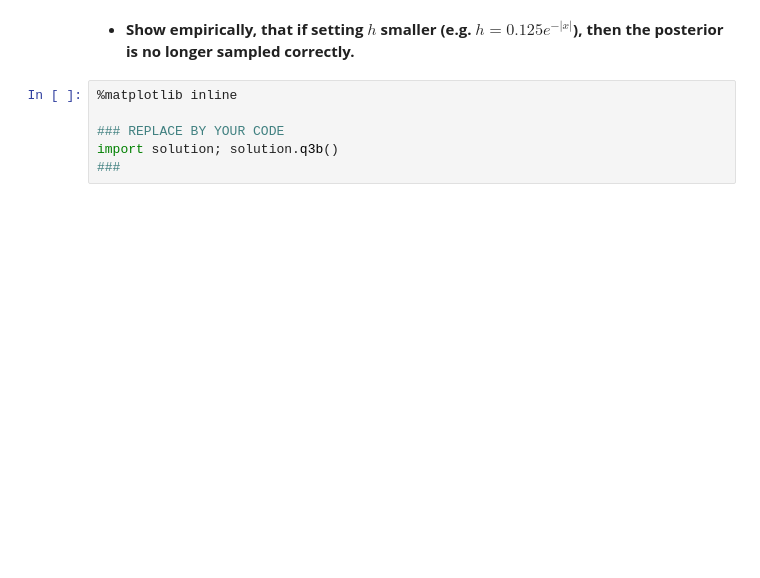
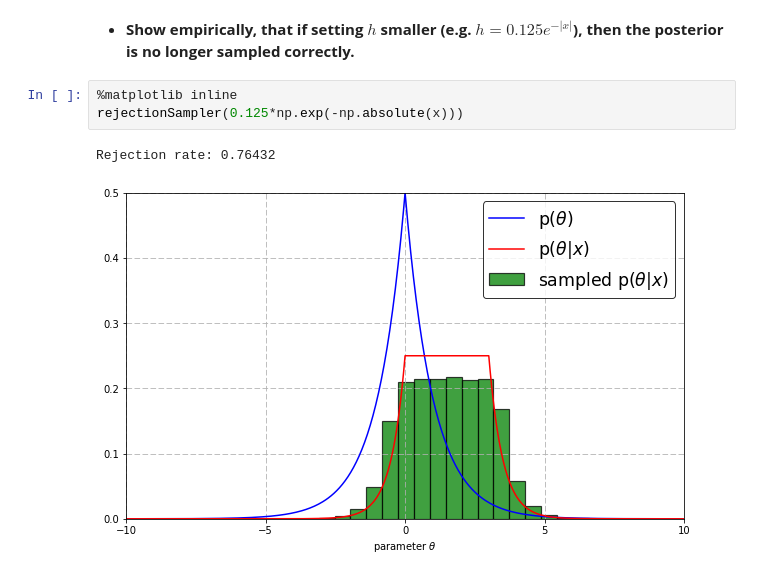
Before and after one commit to tbuz/MachineLearning-TUB, a Jupyter notebook: Week_3/Programming/sheet03.ipynb, the cells around one changed output. Saved outputs shown, nothing was run; the diff lists cells and outputs as text; blank space fills up the shorter version.

```diff
--- a/Week_3/Programming/sheet03.ipynb
+++ b/Week_3/Programming/sheet03.ipynb
@@ -102,8 +134,8 @@ import solution; solution.q3a()
 # %% [markdown]
 * **Show empirically, that if setting $h$ smaller (e.g. $h = 0.125 e^{-|x|}$), then the posterior is no longer sampled correctly.**
-# %%
-%matplotlib inline
-
-### REPLACE BY YOUR CODE
-import solution; solution.q3b()
-###
+# %%
+%matplotlib inline
+rejectionSampler(0.125*np.exp(-np.absolute(x)))
+# %% [output]
+Rejection rate: 0.76432
+[figure, added]
```
Also changed, not shown: parts of 7 cells of this notebook.
